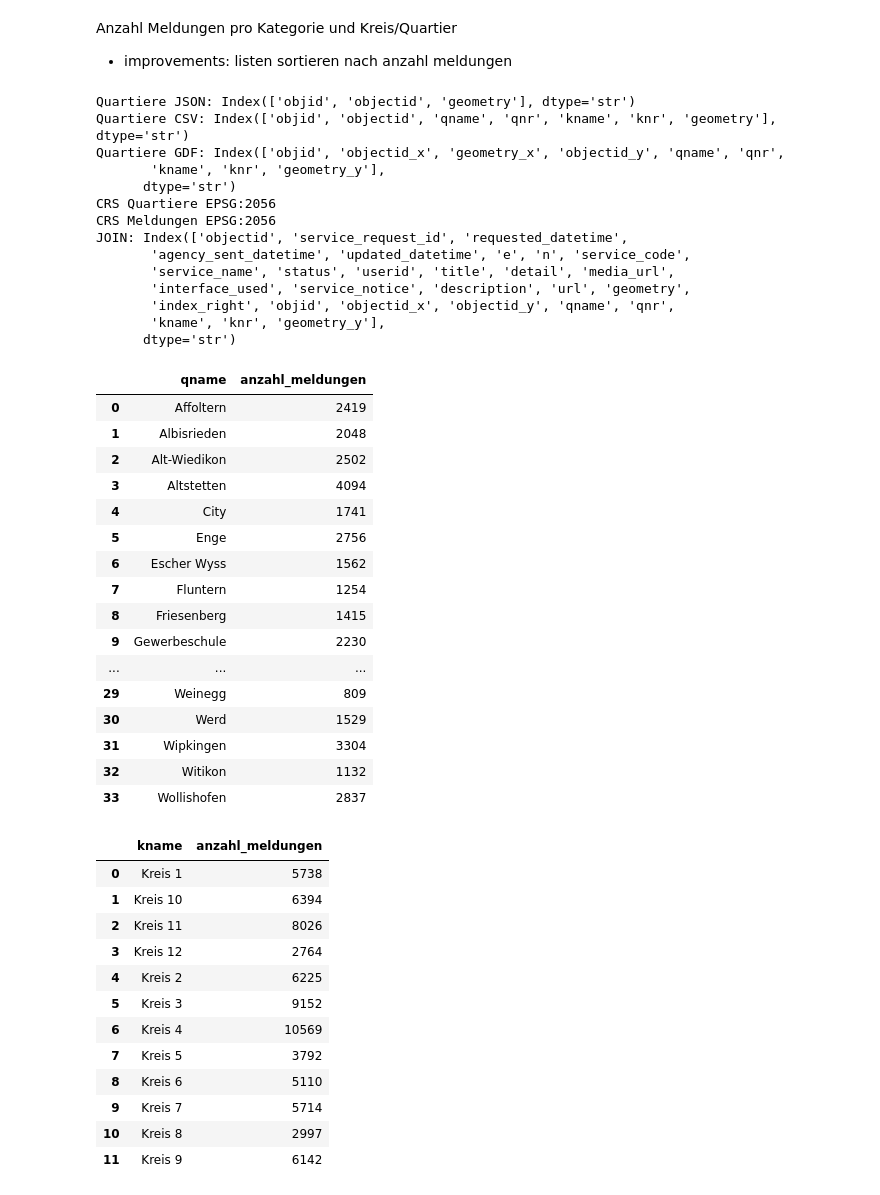
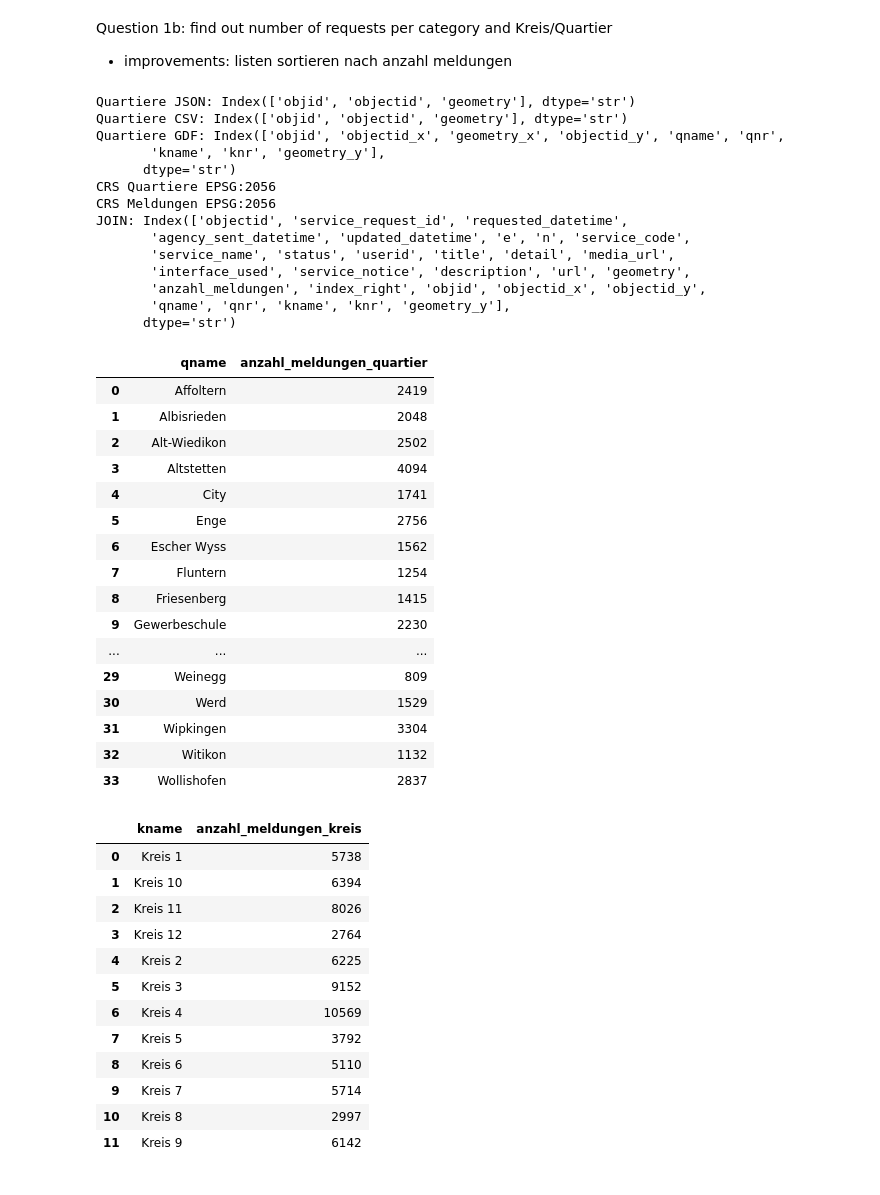
Before and after one commit to eelin-eelin/SDS210-project, a Jupyter notebook: notebooks/Project Notebook 1.ipynb, the cells around one changed output. Cells and saved outputs as stored; diff of their text form; code cells hidden in the pictures.

```diff
--- a/notebooks/Project Notebook 1.ipynb
+++ b/notebooks/Project Notebook 1.ipynb
@@ -52,5 +39,5 @@ Kategorie: Schädlinge, Anzahl Meldungen: 895
 # %% [markdown]
-Anzahl Meldungen pro Kategorie und Kreis/Quartier
+Question 1b: find out number of requests per category and Kreis/Quartier
 - improvements: listen sortieren nach anzahl meldungen
 # %%
 from shapely.geometry import Point
@@ -59,9 +46,10 @@ import pandas as pd
 
 #read data
 quartiere_json = gpd.read_file("data/raw/stzh.adm_statistische_quartiere_v.json")
+quartiere_csv = gpd.read_file("data/raw/stzh.adm_statistische_quartiere_v.csv")
 quartiere_ch = quartiere_json.to_crs(epsg = 2056)
 print("Quartiere JSON:", quartiere_json.columns)
-print("Quartiere CSV:", quartiere_csv.columns)
+print("Quartiere CSV:", quartiere_ch.columns)
 
 #merge quartiere json und csv um sowohl räumliche daten als auch attribute wie kname zu haben
 quartiere_gdf = quartiere_json.merge(
@@ -75,39 +63,56 @@ meldungen_gdf = gpd.GeoDataFrame(
     geometry=gpd.points_from_xy(meldungen_csv["e"], meldungen_csv["n"]),
     crs=quartiere_ch.crs)
 meldungen_ch = meldungen_gdf.to_crs(epsg = 2056)
 
 #crs prüfen
 print("CRS Quartiere", quartiere_gdf.crs)
 print("CRS Meldungen", meldungen_ch.crs)
 
 #spatial join
 meldungen_quartier_join = gpd.sjoin(
     meldungen_ch, #left
     quartiere_gdf, #right
     how = "inner", predicate = "intersects")
 print("JOIN:", meldungen_quartier_join.columns)
 
-meldungen_pro_quartier = (meldungen_quartier_join.groupby("qname").size().reset_index(name = "anzahl_meldungen"))
+
+#meldungen pro quartier und kreis
+meldungen_pro_quartier = (meldungen_quartier_join.groupby("qname").size().reset_index(name = "anzahl_meldungen_quartier"))
 display(meldungen_pro_quartier)
 
-meldungen_pro_kreis = (meldungen_quartier_join.groupby("kname").size().reset_index(name = "anzahl_meldungen"))
+meldungen_pro_kreis = (meldungen_quartier_join.groupby("kname").size().reset_index(name = "anzahl_meldungen_kreis"))
 display(meldungen_pro_kreis)
+
+#neue spalten zu join hinzufügen
+join_updated = meldungen_quartier_join.merge(
+    meldungen_pro_kreis,
+    on = "kname",
+    how = "left")
+
+join_updated = join_updated.merge(
+    meldungen_pro_quartier,
+    on = "qname",
+    how = "left")
+
+join_updated = join_updated[["objectid", "requested_datetime", "e", "n", "service_code", "geometry", "anzahl_meldungen", "index_right", "objid", "objectid_x", "objectid_y", "qname", "qnr", "kname", "knr", "geometry_y", "anzahl_meldungen_kreis"]]
+print(join_updated.head())
+print("Join Updated:", join_updated.columns)
 # %% [output]
 Quartiere JSON: Index(['objid', 'objectid', 'geometry'], dtype='str')
-Quartiere CSV: Index(['objid', 'objectid', 'qname', 'qnr', 'kname', 'knr', 'geometry'], dtype='str')
+Quartiere CSV: Index(['objid', 'objectid', 'geometry'], dtype='str')
 Quartiere GDF: Index(['objid', 'objectid_x', 'geometry_x', 'objectid_y', 'qname', 'qnr',
        'kname', 'knr', 'geometry_y'],
       dtype='str')
 CRS Quartiere EPSG:2056
 CRS Meldungen EPSG:2056
 JOIN: Index(['objectid', 'service_request_id', 'requested_datetime',
        'agency_sent_datetime', 'updated_datetime', 'e', 'n', 'service_code',
        'service_name', 'status', 'userid', 'title', 'detail', 'media_url',
        'interface_used', 'service_notice', 'description', 'url', 'geometry',
-       'index_right', 'objid', 'objectid_x', 'objectid_y', 'qname', 'qnr',
-       'kname', 'knr', 'geometry_y'],
+       'anzahl_meldungen', 'index_right', 'objid', 'objectid_x', 'objectid_y',
+       'qname', 'qnr', 'kname', 'knr', 'geometry_y'],
       dtype='str')
-|  | qname | anzahl_meldungen |
+|  | qname | anzahl_meldungen_quartier |
 | 0 | Affoltern | 2419 |
 | 1 | Albisrieden | 2048 |
 | 2 | Alt-Wiedikon | 2502 |
@@ -124,7 +129,7 @@ JOIN: Index(['objectid', 'service_request_id', 'requested_datetime',
 | 31 | Wipkingen | 3304 |
 | 32 | Witikon | 1132 |
 | 33 | Wollishofen | 2837 |
-|  | kname | anzahl_meldungen |
+|  | kname | anzahl_meldungen_kreis |
 | 0 | Kreis 1 | 5738 |
 | 1 | Kreis 10 | 6394 |
 | 2 | Kreis 11 | 8026 |
```
Also changed, not shown: parts of 9 cells of this notebook.
